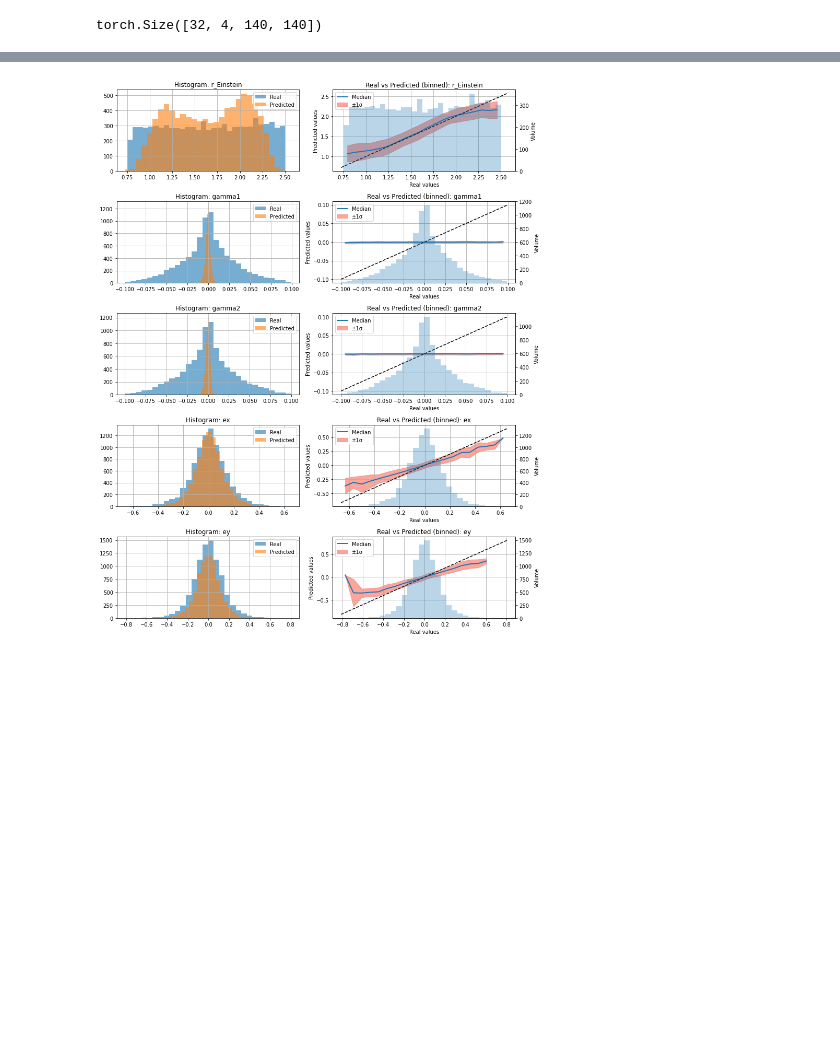
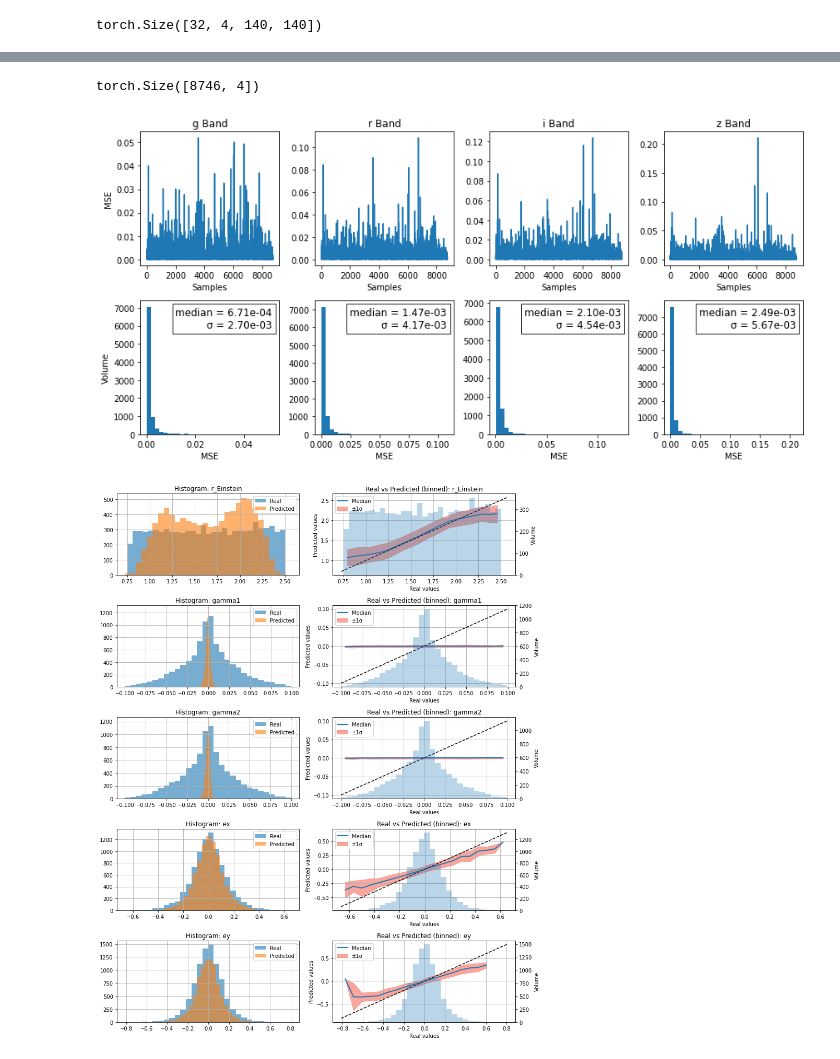
Before and after one commit to matthbatt/Deep-learning-gravitational-lensing, a Jupyter notebook: lensing_U-net.ipynb, the cells around one changed output, grey strips where cells are left out. Cells and saved outputs as stored; diff of their text form; code cells hidden in the pictures; blank space fills up the shorter version.

```diff
--- a/lensing_U-net.ipynb
+++ b/lensing_U-net.ipynb
@@ -654,3 +579,55 @@ plt.show()
+# %%
+MSE.shape
+# %% [output]
+torch.Size([8746, 4])
+# %%
+import numpy as np
+import matplotlib.pyplot as plt
+
+fig, axes = plt.subplots(2, 4, figsize=(12, 6))
+bandes = ['g', 'r', 'i', 'z']
+mean_squarre = MSE.numpy()
+
+for i in range(4):
+    # Top row: MSE curves
+    axes[0, i].set_title(f"{bandes[i]} Band")
+    axes[0, i].plot(MSE[:, i])
+    axes[0, i].set_xlabel("Samples")
+
+    # Bottom row: histograms
+    ax = axes[1, i]
+    ax.hist(MSE[:, i], bins=30)
+    ax.set_xlabel("MSE")
+
+    # Compute stats
+    mean_val = np.median(mean_squarre[:, i])
+    sigma_val = np.std(mean_squarre[:, i])
+
+    # Add text box
+#     textstr = f"median = {mean_val:.2e}\nσ = {sigma_val:.2e}"
+
+    text = (
+        f"median = {mean_val:.2e}\n"
+        f"σ = {sigma_val:.2e}"
+    )
+
+    ax.text(
+        0.95, 0.95, text,
+        transform=ax.transAxes,
+        fontsize=12,
+        ha="right", va="top",
+        bbox=dict(facecolor="white", alpha=0.8, edgecolor="black")
+    )
+
+
+axes[0, 0].set_ylabel("MSE")
+axes[1, 0].set_ylabel("Volume")
+
+plt.tight_layout()
+plt.savefig("/net/CLUSTER/VAULT/users/mbatt/gravitational_lensing/plots/UNet_mse_2.png", dpi=300, bbox_inches="tight")
+plt.show()
+# %% [output]
+[figure, added]
 # %%
 # import matplotlib.pyplot as plt
 # import numpy as np
```
Also changed, not shown: parts of 8 cells of this notebook, 5 other files.
